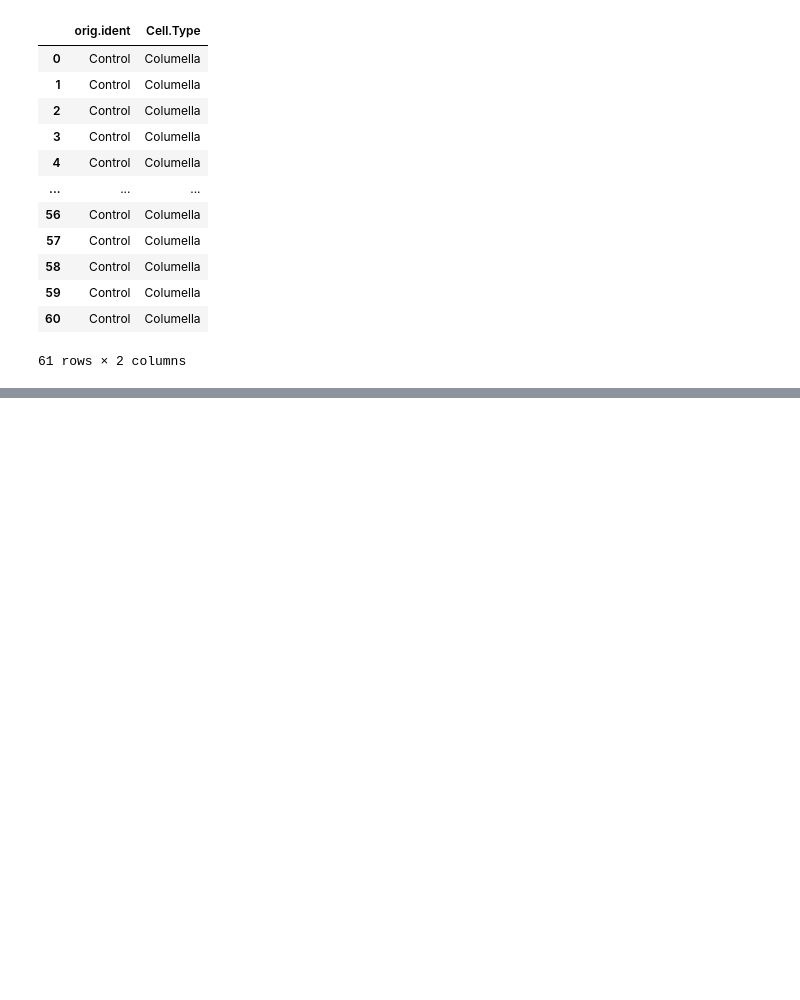
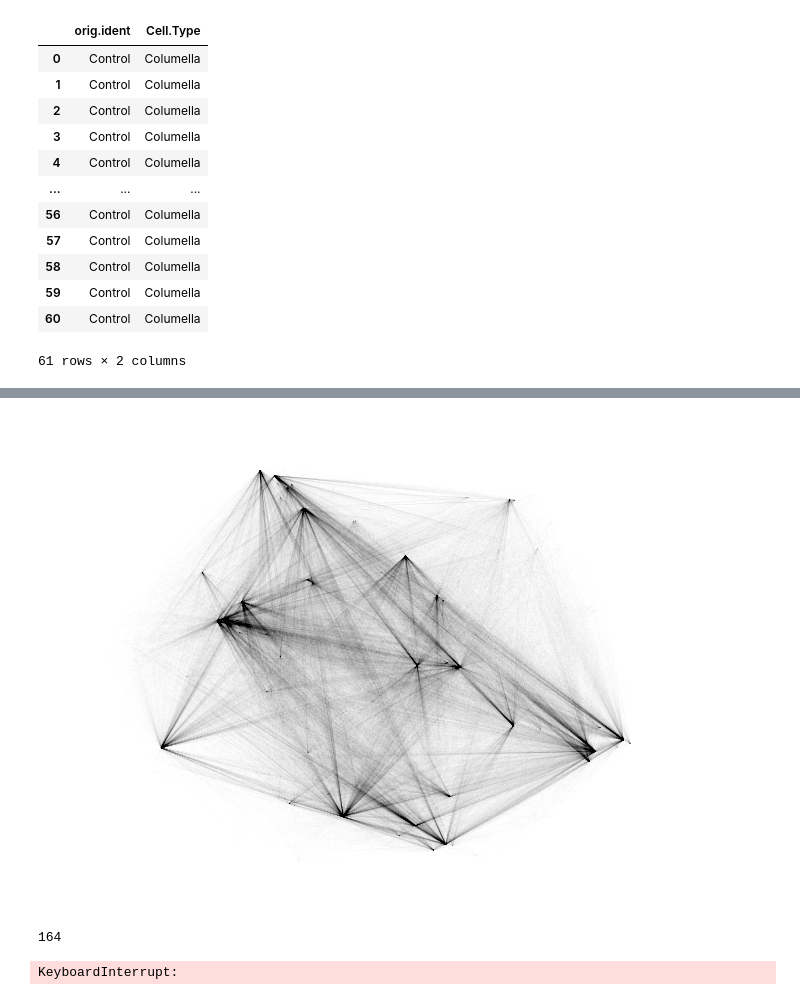
Before and after one commit to uab-fusion-lab/scGeneRAI, a Jupyter notebook: example.ipynb, the cells around one changed output, grey strips where cells are left out. Cells and saved outputs as stored; diff of their text form; code cells hidden in the pictures; blank space fills up the shorter version.

```diff
--- a/example.ipynb
+++ b/example.ipynb
@@ -156,0 +219,5 @@ nx.draw(network, with_labels=False, node_size=0, node_color='white', width = edg
+# %%
+final_network = network_data[['LRP', 'source_gene', 'target_gene']].groupby(['source_gene', 'target_gene']).sum().reset_index()
+# %%
+final_network['LRP'] = final_network['LRP'] / 923
+final_network
@@ -156,0 +238,3 @@ nx.draw(network, with_labels=False, node_size=0, node_color='white', width = edg
+# %%
+edges = final_network.sort_values(by='LRP', ascending=False)#.iloc[:200,:]
+edges
@@ -156,0 +255,14 @@ nx.draw(network, with_labels=False, node_size=0, node_color='white', width = edg
+# %%
+network = nx.from_pandas_edgelist(edges, source='source_gene', target='target_gene', edge_attr='LRP')
+# %%
+nx.draw(network, with_labels=False, node_size=0, node_color='white', width = edges['LRP']*0.1)
+# %% [output]
+[figure, added]
+# %%
+len(ex_data_descriptors.iloc[984:1148,:])
+# %% [output]
+164
+# %%
+preds1 = model.predict_networks(ex_data.iloc[984:1148,:], descriptors = ex_data_descriptors.iloc[984:1148,:], PATH = '.', device_name = torch.device('cuda'))
+# %% [output]
+KeyboardInterrupt:
```
Also changed, not shown: parts of 15 cells of this notebook, 1 other file.
